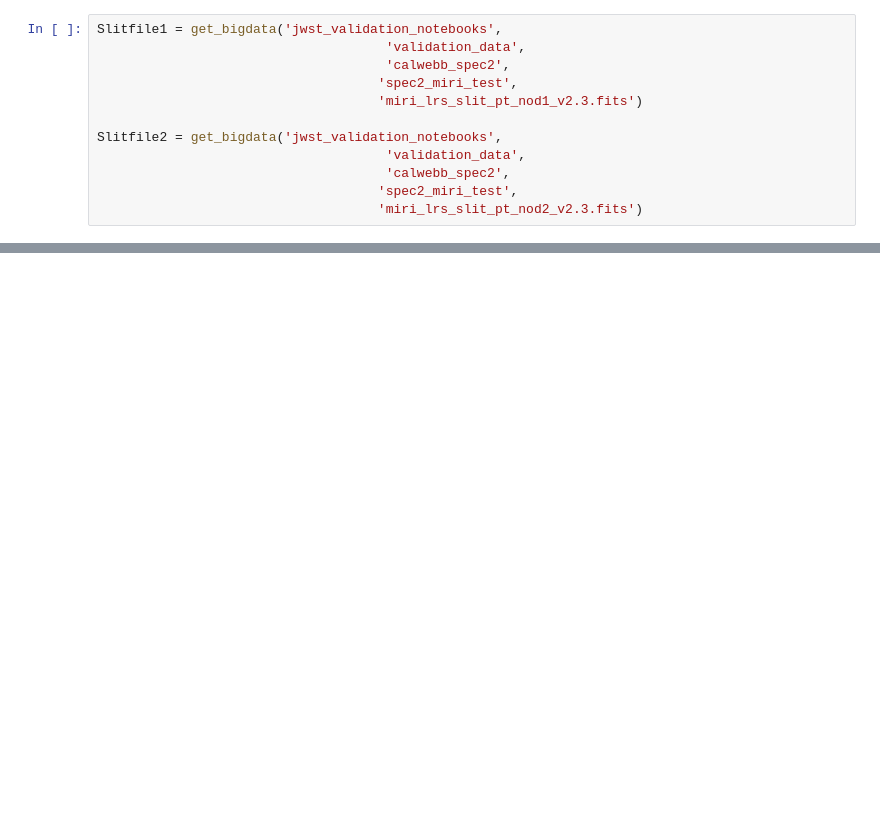
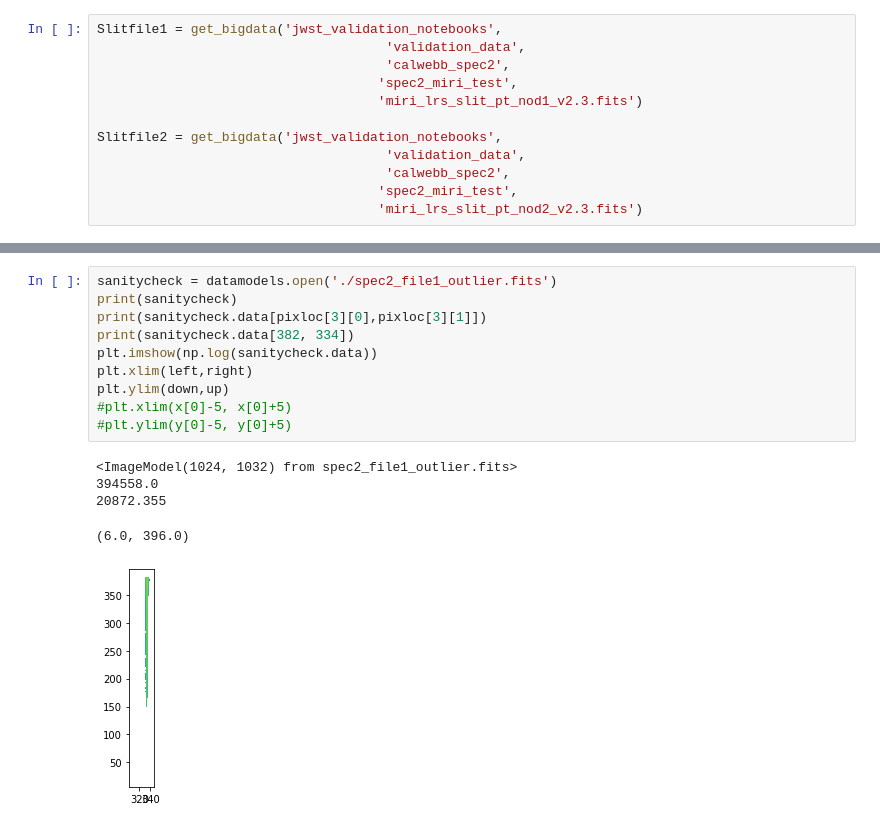
Before and after one commit to ktmurray/jwst_validation_notebooks, a Jupyter notebook: jwst_validation_notebooks/outlier_detection/jwst_outlier_detection_miri_test/spec3_outlierdetection.ipynb, the cells around one changed output, grey strips where cells are left out. Saved outputs shown, nothing was run; the diff lists cells and outputs as text; blank space fills up the shorter version.

```diff
--- a/jwst_validation_notebooks/outlier_detection/jwst_outlier_detection_miri_test/spec3_outlierdetection.ipynb
+++ b/jwst_validation_notebooks/outlier_detection/jwst_outlier_detection_miri_test/spec3_outlierdetection.ipynb
@@ -84,0 +161,16 @@ with open('sp3-lrs-slit-test_asn.json', 'w') as fp:
+# %%
+sanitycheck = datamodels.open('./spec2_file1_outlier.fits')
+print(sanitycheck)
+print(sanitycheck.data[pixloc[3][0],pixloc[3][1]])
+print(sanitycheck.data[382, 334])
+plt.imshow(np.log(sanitycheck.data))
+plt.xlim(left,right)
+plt.ylim(down,up)
+#plt.xlim(x[0]-5, x[0]+5)
+#plt.ylim(y[0]-5, y[0]+5)
+# %% [output]
+<ImageModel(1024, 1032) from spec2_file1_outlier.fits>
+394558.0
+20872.355
+(6.0, 396.0)
+[figure, added]
```
Also changed, not shown: parts of 25 cells of this notebook.
